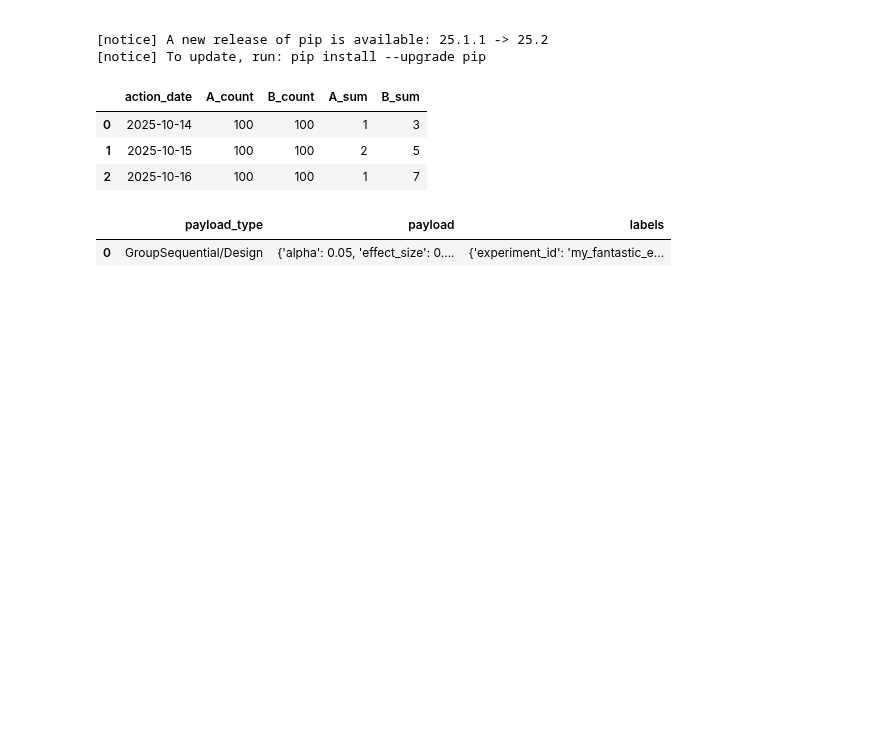
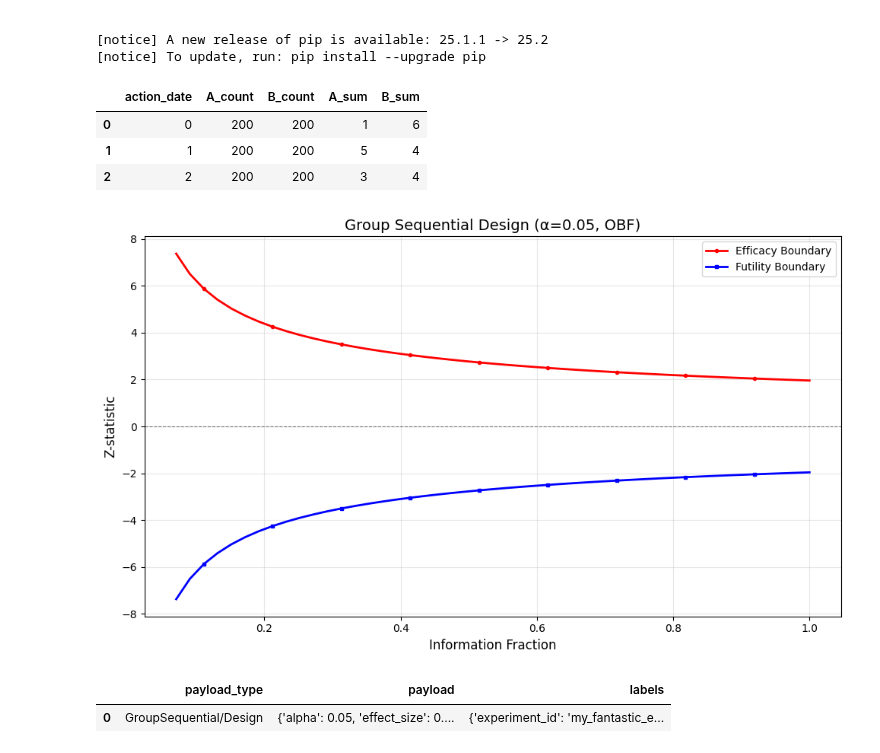
Before and after one commit to early-sign/EarlySign, a Jupyter notebook: docs/source/tutorial/101_gst.ipynb, the cells around one changed output. Saved outputs shown, nothing was run; the diff lists cells and outputs as text; code cells hidden in the pictures; blank space fills up the shorter version.

Commit message:
Add design plot

```diff
--- a/docs/source/tutorial/101_gst.ipynb
+++ b/docs/source/tutorial/101_gst.ipynb
@@ -23,58 +26,66 @@ Requirement already satisfied: mdurl~=0.1 in /Users/teshima/2025/EarlySign/.venv
 
 [notice] A new release of pip is available: 25.1.1 -> 25.2
 [notice] To update, run: pip install --upgrade pip
-# %%
-import pandas as pd
-
-data = pd.DataFrame(
-    {
-        "action_date": ["2025-10-14", "2025-10-15", "2025-10-16"],
-        "A_count": [100, 100, 100],
-        "B_count": [100, 100, 100],
-        "A_sum": [1, 2, 1],
-        "B_sum": [3, 5, 7],
-    }
-)
-data
-# %% [output]
-|  | action_date | A_count | B_count | A_sum | B_sum |
-| 0 | 2025-10-14 | 100 | 100 | 1 | 3 |
-| 1 | 2025-10-15 | 100 | 100 | 2 | 5 |
-| 2 | 2025-10-16 | 100 | 100 | 1 | 7 |
+# %%
+import pandas as pd
+import numpy as np
+
+# Parameters
+np.random.seed(42)
+trials = [200, 200, 200]
+p_control = 0.01
+p_treatment = 0.03
+
+data = pd.DataFrame(
+    {
+        "action_date": list(range(len(trials))),
+        "A_count": trials,
+        "B_count": trials,
+        "A_sum": [np.random.binomial(n, p_control) for n in trials],
+        "B_sum": [np.random.binomial(n, p_treatment) for n in trials],
+    }
+)
+data
+# %% [output]
+|  | action_date | A_count | B_count | A_sum | B_sum |
+| 0 | 0 | 200 | 200 | 1 | 6 |
+| 1 | 1 | 200 | 200 | 5 | 4 |
+| 2 | 2 | 200 | 200 | 3 | 4 |
 # %%
 import ibis
 from earlysign.api.ab_tests import BinomialABTest
 
 conn = ibis.connect("duckdb://:memory:")
 
 test = BinomialABTest(conn, "my_fantastic_experiment")
 
 ## We need to select alpha, power, max sample size, etc.
 # designer = test.designer()
 # designer.select()
 # design.to_json()
 
 # Use the designer to generate a valid design object
 # designer = test.designer()
 
 # Select design parameters (alpha, power, effect_size, etc.)
-# max_n (maximum sample size) can be specified as max_n or similar depending on the API.
 design = dict(
     alpha=0.05,
     power=0.8,
     effect_size=0.01,
     tails=2,
     scale="z",
     efficacy=dict(style="alpha_spending", family="obf"),
     futility=dict(mode="symmetric"),
-    max_n=300,  # max_n: maximum total sample size across both groups
+    max_n=600,  # max_n: maximum total sample size across both groups
 )
 # Optionally, inspect or serialize the design
 # print(design)
 # design.to_json()
 test.set_design(design)
 
-# test.plot_design()
+test.plot_design()
+# %% [output]
+[figure, added]
 # %%
 from earlysign.core.ledger import Ledger
 
```
Also changed, not shown: parts of 2 cells of this notebook, 2 other files.
